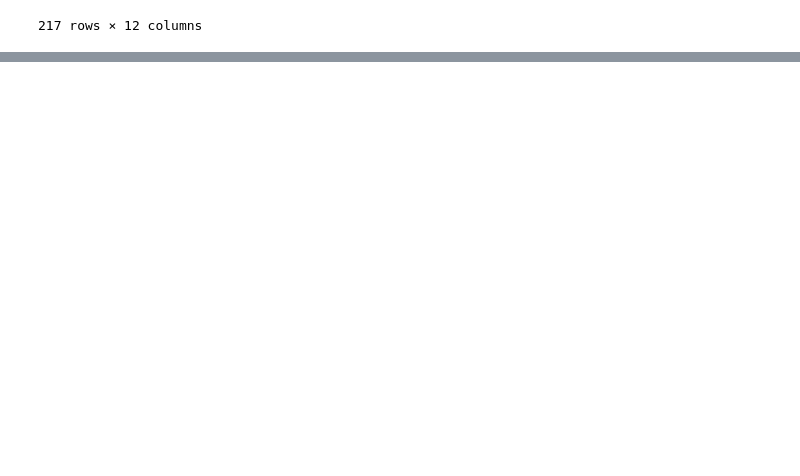
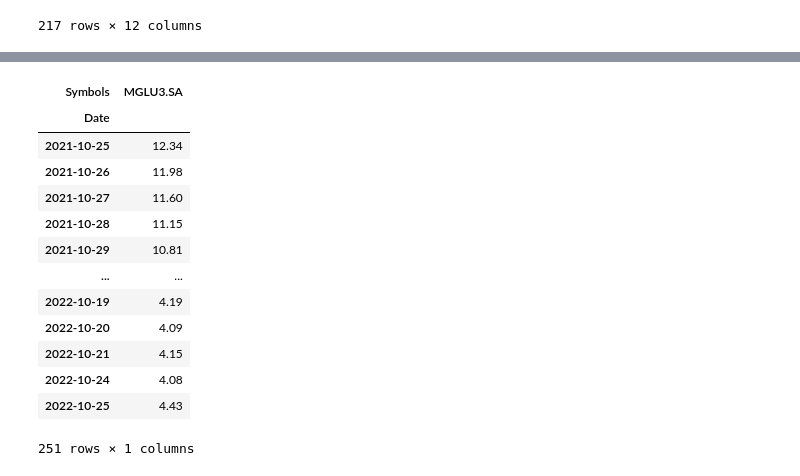
Before and after one commit to WallisonSantos/AppPy, a Jupyter notebook: aula_0.ipynb, the cells around one changed output, grey strips where cells are left out. Drawn from its saved outputs; the diff is of its cells as text; code cells hidden in the pictures; blank space fills up the shorter version.

```diff
--- a/aula_0.ipynb
+++ b/aula_0.ipynb
@@ -225,0 +251,18 @@ menor_que_35.head()
+# %%
+# fechamento ajustado
+dados_fechamento = dados_mercado_financeiro['Adj Close']
+# %% [output]
+| Symbols | MGLU3.SA |
+| Date |  |
+| 2021-10-25 | 12.34 |
+| 2021-10-26 | 11.98 |
+| 2021-10-27 | 11.60 |
+| 2021-10-28 | 11.15 |
+| 2021-10-29 | 10.81 |
+| ... | ... |
+| 2022-10-19 | 4.19 |
+| 2022-10-20 | 4.09 |
+| 2022-10-21 | 4.15 |
+| 2022-10-24 | 4.08 |
+| 2022-10-25 | 4.43 |
+251 rows × 1 columns
```
Also changed, not shown: parts of 8 cells of this notebook.
